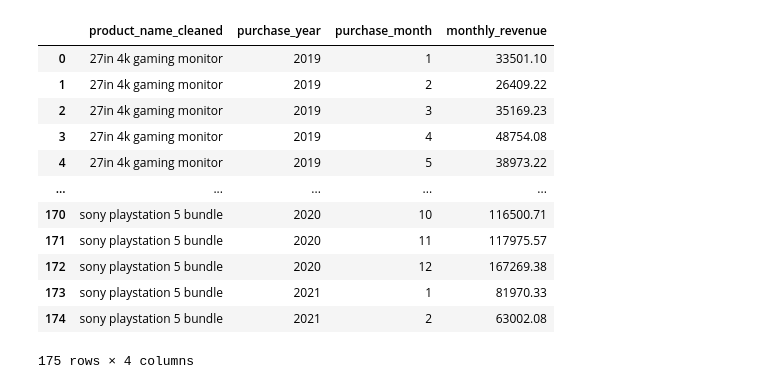
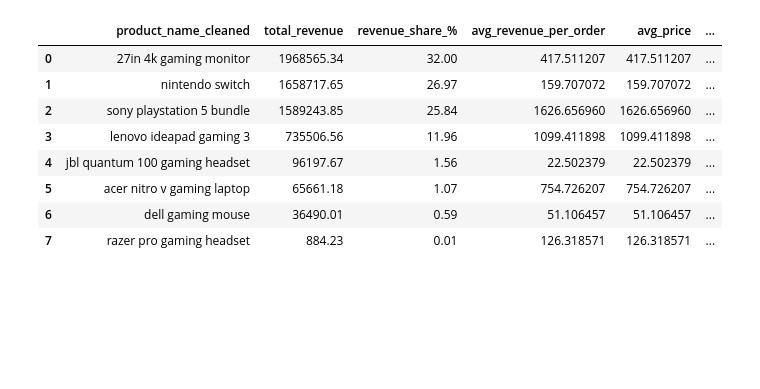
Before and after one commit to data-sous-shaif/Gamezone-Orders-Data, a Jupyter notebook: 6_Product_KPIs.ipynb, the cells around one changed output. Drawn from its saved outputs; the diff is of its cells as text; code cells hidden in the pictures; blank space fills up the shorter version.

```diff
--- a/6_Product_KPIs.ipynb
+++ b/6_Product_KPIs.ipynb
@@ -70,3 +1,25 @@ memory usage: 3.3+ MB
+# %%
+import pandas as pd
+import numpy as np
+import matplotlib.pyplot as plt
+import seaborn as sns
+import matplotlib.patheffects as path_effects
+
+
+file_path = r"E:\Projects\Gamezone Orders Data\gamezone_orders_data_cleaned.csv"
+df = pd.read_csv(
+    file_path,
+    parse_dates=['purchase_ts_cleaned', 'ship_ts'],
+    dtype={
+        'purchase_year': 'Int64',
+        'purchase_month': 'Int64',
+        'time_to_ship': 'Int64',
+        'revenue': 'float'
+    },
+    encoding='utf-8',
+    keep_default_na=False,
+    na_values=['']  # Only treat empty strings as NaN
+)
 # %%
 # ✅ 1️⃣ TOP-SELLING PRODUCTS (by total revenue)
 top_selling_products = (
@@ -110,48 +63,42 @@ repeat_rate = (
 )
 
 # ✅ 5️⃣ MONTHLY REVENUE TREND PER PRODUCT
 monthly_revenue_trend = (
     df.groupby(['product_name_cleaned', 'purchase_year', 'purchase_month'])['revenue']
     .sum()
     .reset_index()
     .rename(columns={'revenue': 'monthly_revenue'})
     .sort_values(['product_name_cleaned', 'purchase_year', 'purchase_month'])
 )
 
 # ✅ 6️⃣ PRODUCT PERFORMANCE BY CHANNEL & REGION
 product_channel_region = (
     df.groupby(['product_name_cleaned', 'marketing_channel_cleaned', 'region'])['revenue']
     .sum()
     .reset_index()
     .rename(columns={'revenue': 'total_revenue'})
 )
 
 # ✅ 7️⃣ CREATE SUMMARY TABLE
 product_summary = (
     top_selling_products[['product_name_cleaned', 'total_revenue', 'revenue_share_%']]
     .merge(profit_per_product, on='product_name_cleaned', how='left')
     .merge(avg_price_per_product, on='product_name_cleaned', how='left')
     .merge(repeat_rate, on='product_name_cleaned', how='left')
 
 )
 
 product_summary
-
-monthly_revenue_trend
 # %% [output]
-|  | product_name_cleaned | purchase_year | purchase_month | monthly_revenue |
-| 0 | 27in 4k gaming monitor | 2019 | 1 | 33501.10 |
-| 1 | 27in 4k gaming monitor | 2019 | 2 | 26409.22 |
-| 2 | 27in 4k gaming monitor | 2019 | 3 | 35169.23 |
-| 3 | 27in 4k gaming monitor | 2019 | 4 | 48754.08 |
-| 4 | 27in 4k gaming monitor | 2019 | 5 | 38973.22 |
-| ... | ... | ... | ... | ... |
-| 170 | sony playstation 5 bundle | 2020 | 10 | 116500.71 |
-| 171 | sony playstation 5 bundle | 2020 | 11 | 117975.57 |
-| 172 | sony playstation 5 bundle | 2020 | 12 | 167269.38 |
-| 173 | sony playstation 5 bundle | 2021 | 1 | 81970.33 |
-| 174 | sony playstation 5 bundle | 2021 | 2 | 63002.08 |
+|  | product_name_cleaned | total_revenue | revenue_share_% | avg_revenue_per_order | avg_price | ... |
+| 0 | 27in 4k gaming monitor | 1968565.34 | 32.00 | 417.511207 | 417.511207 | ... |
+| 1 | nintendo switch | 1658717.65 | 26.97 | 159.707072 | 159.707072 | ... |
+| 2 | sony playstation 5 bundle | 1589243.85 | 25.84 | 1626.656960 | 1626.656960 | ... |
+| 3 | lenovo ideapad gaming 3 | 735506.56 | 11.96 | 1099.411898 | 1099.411898 | ... |
+| 4 | jbl quantum 100 gaming headset | 96197.67 | 1.56 | 22.502379 | 22.502379 | ... |
+| 5 | acer nitro v gaming laptop | 65661.18 | 1.07 | 754.726207 | 754.726207 | ... |
+| 6 | dell gaming mouse | 36490.01 | 0.59 | 51.106457 | 51.106457 | ... |
+| 7 | razer pro gaming headset | 884.23 | 0.01 | 126.318571 | 126.318571 | ... |
-175 rows × 4 columns
 # %%
 product_summary.to_csv('product_summary.csv', index=False)
 monthly_revenue_trend.to_csv('product_monthly_trend.csv', index=False)
```
Also changed, not shown: parts of 6 cells of this notebook, 24 other files.
